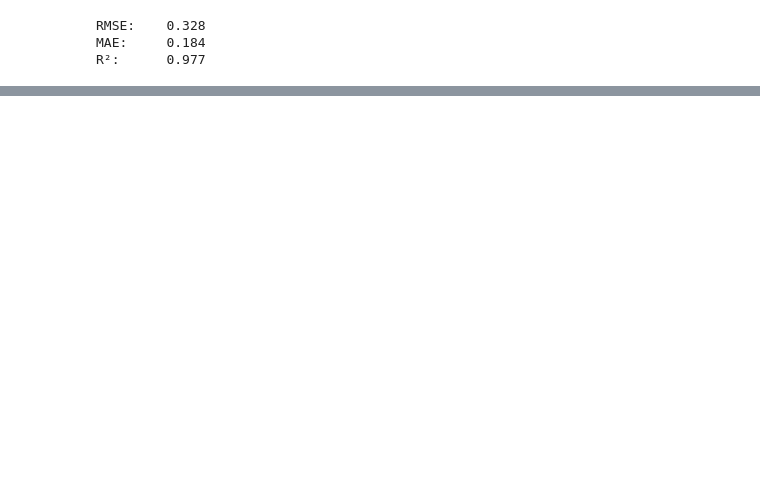
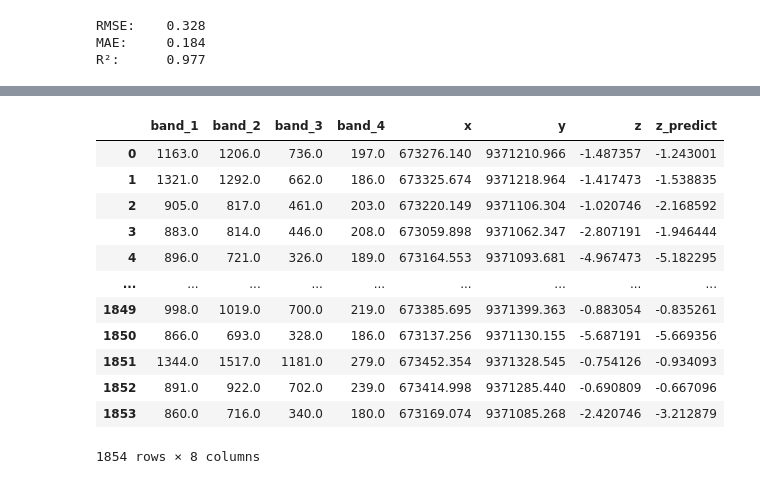
Before and after one commit to rifqiharrys/sdb_gui, a Jupyter notebook: notebooks/sdb-module-how-to.ipynb, the cells around one changed output, grey strips where cells are left out. Saved outputs shown, nothing was run; the diff lists cells and outputs as text; code cells hidden in the pictures; blank space fills up the shorter version.

Commit message:
write sd module how to until writing output

```diff
--- a/notebooks/sdb-module-how-to.ipynb
+++ b/notebooks/sdb-module-how-to.ipynb
@@ -92,11 +92,12 @@ def input_metadata(location_dict:dict, input_dir:str, output_dir:str):
     This returns to metadata dictionary that will be used in the main script.
     """
 
+    import os
     import pprint
 
-    image_location = input_dir + location_dict['img']
-    sample_location = input_dir + location_dict['sample']
-    new_image_location = output_dir + 'DEM_' + location_dict['img']
+    image_location = f'{input_dir}{location_dict['img']}'
+    sample_location = f'{input_dir}{location_dict['sample']}'
+    result_location = f'{output_dir}{os.path.splitext(location_dict['img'])[0]}_result'
     depth_header = location_dict['depth_header']
     train_header = location_dict['train_header']
     train_group = location_dict['train_group']
@@ -105,7 +106,7 @@ def input_metadata(location_dict:dict, input_dir:str, output_dir:str):
     metadata_dict = {
         'image_location': image_location,
         'sample_location': sample_location,
-        'new_image_location': new_image_location,
+        'result_location': result_location,
         'depth_header': depth_header,
         'depth_direction': depth_direction,
         'train_header': train_header,
@@ -334,13 +337,11 @@ rf_az_predict = sdb.reshape_prediction(
     image
 )
 # %%
-# Create new dataarray from predicted depth array
+# Create new dataarray from predicted depth array with the same coordinate as the image
 rf_daz_predict = sdb.array_to_dataarray(
     rf_az_predict,
     image
 )
-# Assign new coordinate align with 'band' called 'band_name' (optional)
-rf_daz_predict = rf_daz_predict.assign_coords(band_name=('band', ['original']))
 rf_daz_predict
 # %% [output]
 <xarray.DataArray (band: 1, y: 192, x: 344)> Size: 528kB
@@ -509,0 +473,20 @@ array([[[-9.12277085, -9.12277085, -9.19545584, ..., -9.12277085,
+# %%
+# Create dataframe containing test data
+df_test = random_f_test.copy()
+df_test['z'] = random_z_test.copy()
+df_test['z_predict'] = rf_dfz_predict['band_1'].copy()
+df_test
+# %% [output]
+|  | band_1 | band_2 | band_3 | band_4 | x | y | z | z_predict |
+| 0 | 1163.0 | 1206.0 | 736.0 | 197.0 | 673276.140 | 9371210.966 | -1.487357 | -1.243001 |
+| 1 | 1321.0 | 1292.0 | 662.0 | 186.0 | 673325.674 | 9371218.964 | -1.417473 | -1.538835 |
+| 2 | 905.0 | 817.0 | 461.0 | 203.0 | 673220.149 | 9371106.304 | -1.020746 | -2.168592 |
+| 3 | 883.0 | 814.0 | 446.0 | 208.0 | 673059.898 | 9371062.347 | -2.807191 | -1.946444 |
+| 4 | 896.0 | 721.0 | 326.0 | 189.0 | 673164.553 | 9371093.681 | -4.967473 | -5.182295 |
+| ... | ... | ... | ... | ... | ... | ... | ... | ... |
+| 1849 | 998.0 | 1019.0 | 700.0 | 219.0 | 673385.695 | 9371399.363 | -0.883054 | -0.835261 |
+| 1850 | 866.0 | 693.0 | 328.0 | 186.0 | 673137.256 | 9371130.155 | -5.687191 | -5.669356 |
+| 1851 | 1344.0 | 1517.0 | 1181.0 | 279.0 | 673452.354 | 9371328.545 | -0.754126 | -0.934093 |
+| 1852 | 891.0 | 922.0 | 702.0 | 239.0 | 673414.998 | 9371285.440 | -0.690809 | -0.667096 |
+| 1853 | 860.0 | 716.0 | 340.0 | 180.0 | 673169.074 | 9371085.268 | -2.420746 | -3.212879 |
+1854 rows × 8 columns
```
Also changed, not shown: parts of 17 cells of this notebook.
